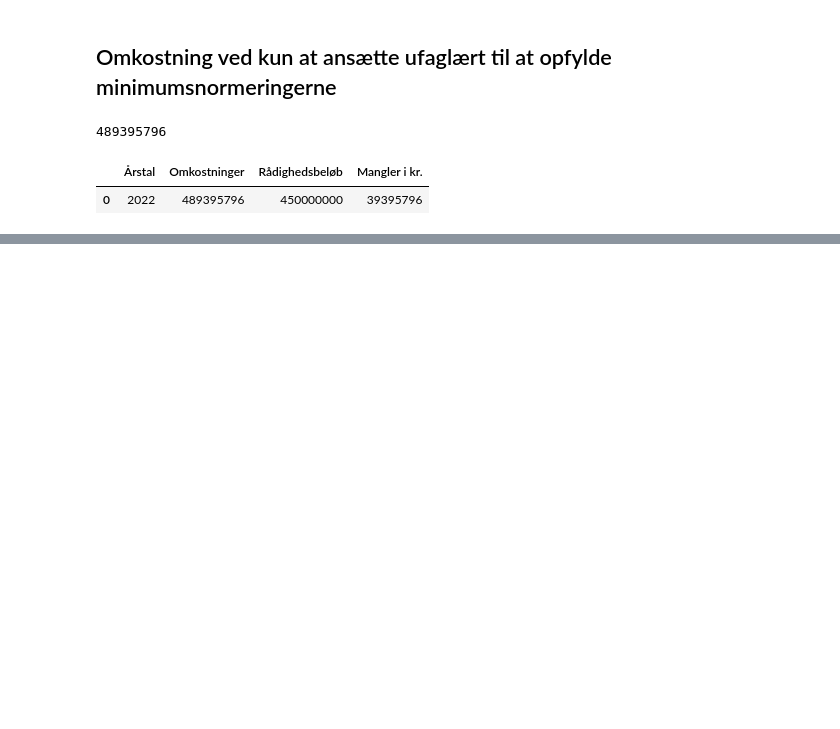
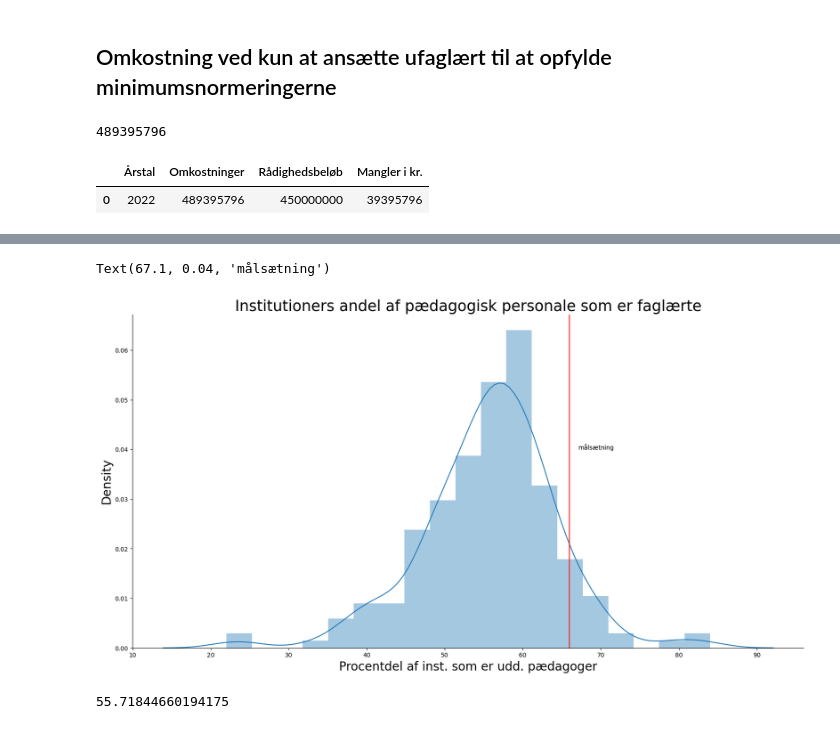
Before and after one commit to MariaSilke/DO21Eksamen, a Jupyter notebook: Normeringer i Københavns Kommune.ipynb, the cells around one changed output, grey strips where cells are left out. Drawn from its saved outputs; the diff is of its cells as text; code cells hidden in the pictures; blank space fills up the shorter version.

```diff
--- a/Normeringer i Københavns Kommune.ipynb
+++ b/Normeringer i Københavns Kommune.ipynb
@@ -536,0 +1202,6 @@ omkost1
+# %%
+# Indlæser datasæt over institutioner i Københavns Kommune
+dfInst = pd.read_csv('inst2.csv', sep = ',')
+
+# Vis datasæt
+dfInst
@@ -536,0 +1222,4 @@ omkost1
+# %%
+# Dropper række 206-213 da de ikke indeholder data
+dfInst = dfInst.drop([206, 207, 208,209, 210, 211, 212, 213])
+dfInst
@@ -536,0 +1240,4 @@ omkost1
+# %%
+# Ændrer navnet på nogle af kolonnerne
+dfInst.rename(columns = {'Andel af pæd personale, der er uddannet 2020' : 'paedpct', 'Børn pr. voksen (rundet op)' : 'Normering'}, inplace = True)
+dfInst
@@ -536,0 +1275,6 @@ omkost1
+# %%
+#laver string-procenter om til integers, så vi kan bruge dem
+dfInst['paedpct'] = dfInst['paedpct'].str.rstrip('%').astype('int')
+
+# Vis datasæt
+dfInst
@@ -536,0 +1295,21 @@ omkost1
+# %%
+ppct = dfInst['paedpct']
+
+#Laver histogram over anddelen af pædagoger i institutionerne
+fig, ax = plt.subplots(figsize = (20, 10))
+ax.set_title('Institutioners andel af pædagogisk personale som er faglærte', fontsize = 25)
+ax = sns.distplot(ppct,hist=True)
+plt.xlabel('Procentdel af inst. som er udd. pædagoger', fontsize=20)
+plt.ylabel('Density', fontsize=20)
+sns.despine()
+plt.axvline(x=66, ymin=0, ymax=1, color = 'red', label = 'målsætning')
+plt.text(67.1,0.04,'målsætning',rotation=0)
+# %% [output]
+Text(67.1, 0.04, 'målsætning')
+[figure, added]
+# %%
+# Finder gennemsnittet af hvor stor en andel af det pædagogiske personale der er faglærte
+paedpct = dfInst['paedpct']
+statistics.mean(paedpct)
+# %% [output]
+55.71844660194175
```
Also changed, not shown: parts of 18 cells of this notebook.
